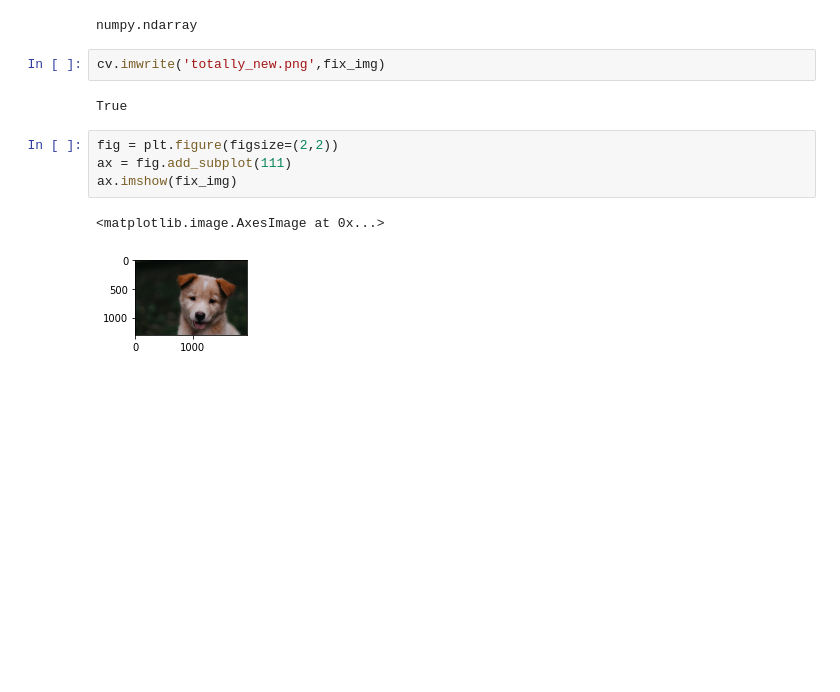
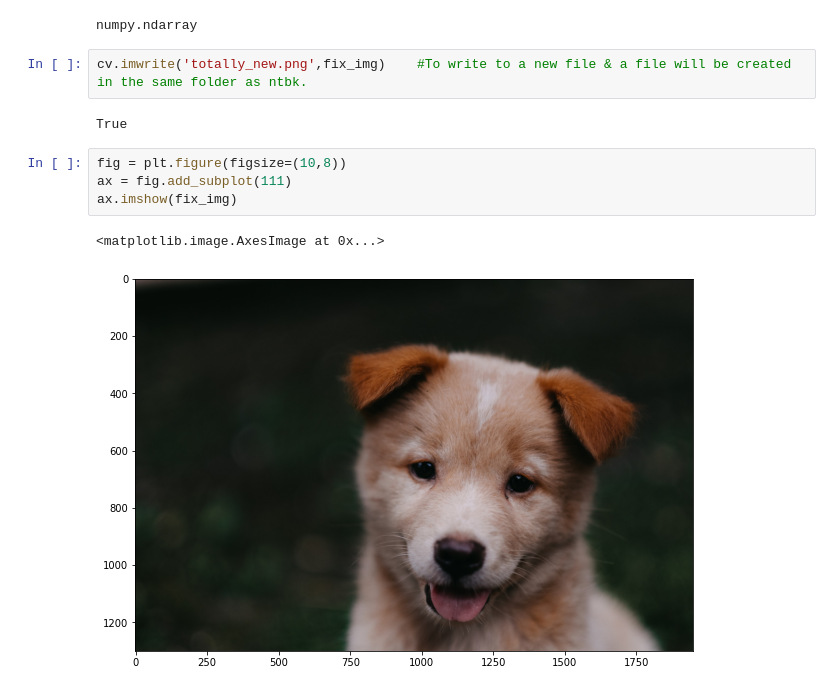
Before and after one commit to ayushjindal23/Python-For-Computer-Vision-With-OpenCv-And-Deep-Learning, a Jupyter notebook: Images Basics with OpenCV/Opening Image Files In A Notebook.ipynb, the cells around one changed output. Cells and saved outputs as stored; diff of their text form; blank space fills up the shorter version.

```diff
--- a/Images Basics with OpenCV/Opening Image Files In A Notebook.ipynb
+++ b/Images Basics with OpenCV/Opening Image Files In A Notebook.ipynb
@@ -80,14 +85,14 @@ plt.imshow(new_img)
 type(fix_img)
 # %% [output]
 numpy.ndarray
-# %%
-cv.imwrite('totally_new.png',fix_img)
-# %% [output]
-True
+# %%
+cv.imwrite('totally_new.png',fix_img)    #To write to a new file & a file will be created in the same folder as ntbk.
+# %% [output]
+True
 # %%
-fig = plt.figure(figsize=(2,2))
+fig = plt.figure(figsize=(10,8))
 ax = fig.add_subplot(111)
 ax.imshow(fix_img)
 # %% [output]
 <matplotlib.image.AxesImage at 0x...>
-[figure, old version]
+[figure, new version]
```
Also changed, not shown: parts of 8 cells of this notebook.
